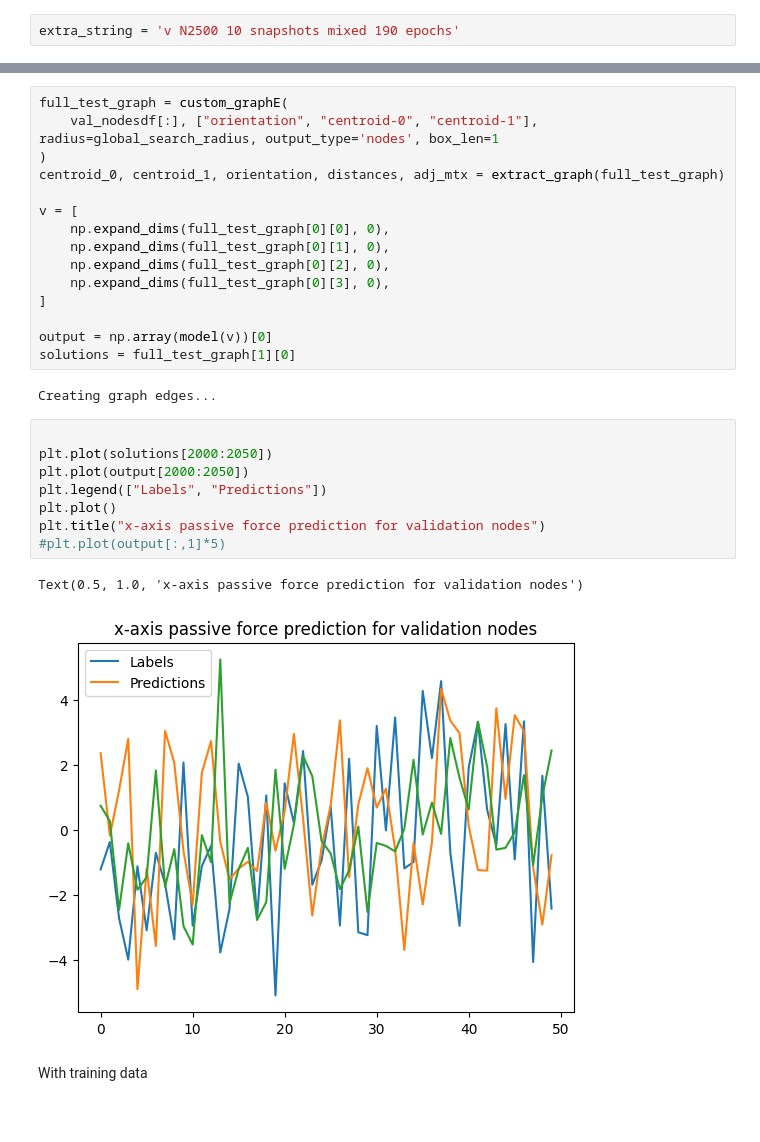
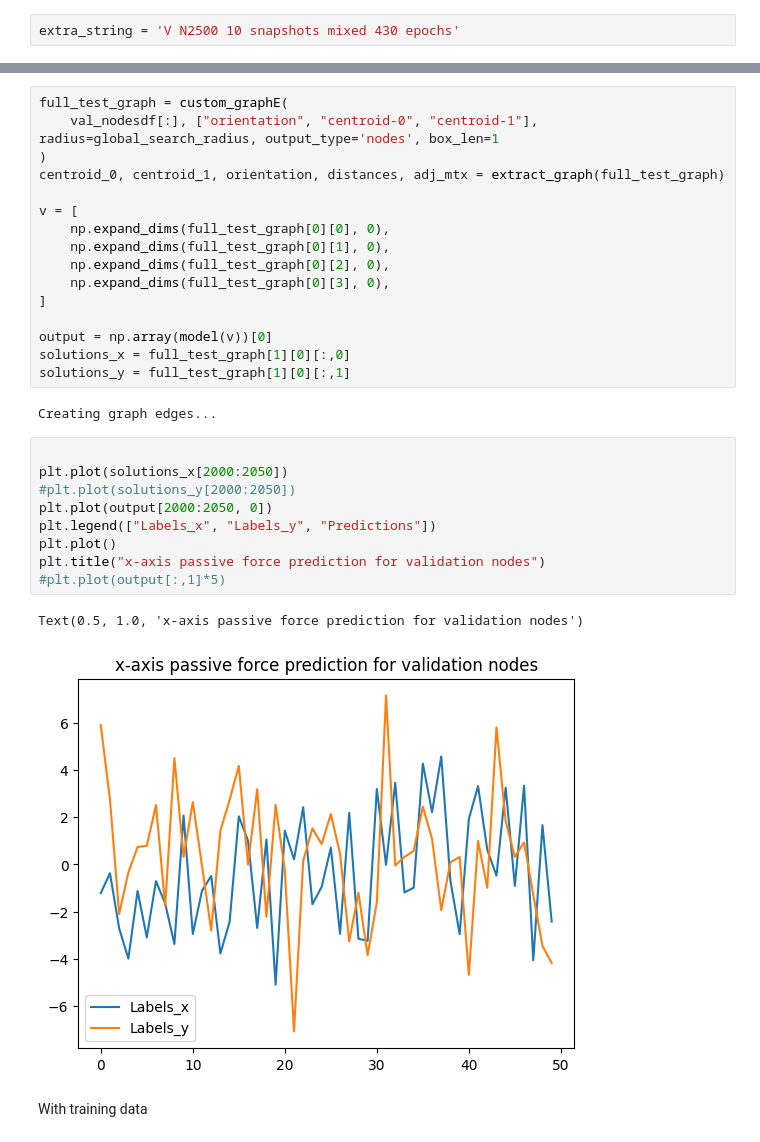
Before and after one commit to Phistian/exjobb, a Jupyter notebook: miguel/training/v_training.ipynb, the cells around one changed output, grey strips where cells are left out. Cells and saved outputs as stored; diff of their text form.

```diff
--- a/miguel/training/v_training.ipynb
+++ b/miguel/training/v_training.ipynb
@@ -460,7 +464,7 @@ for i in range(len(histories)):
 # %% [markdown]
 Model
 # %%
-extra_string = 'v N2500 10 snapshots mixed 190 epochs'
+extra_string = 'V N2500 10 snapshots mixed 430 epochs'
 # %%
 
 model.save(models_address + extra_string)
@@ -735,20 +739,22 @@ v = [
 ]
 
 output = np.array(model(v))[0]
-solutions = full_test_graph[1][0]
+solutions_x = full_test_graph[1][0][:,0]
+solutions_y = full_test_graph[1][0][:,1]
 # %% [output]
 Creating graph edges...
 # %%
 
-plt.plot(solutions[2000:2050])
-plt.plot(output[2000:2050])
-plt.legend(["Labels", "Predictions"])
+plt.plot(solutions_x[2000:2050])
+#plt.plot(solutions_y[2000:2050])
+plt.plot(output[2000:2050, 0])
+plt.legend(["Labels_x", "Labels_y", "Predictions"])
 plt.plot()
 plt.title("x-axis passive force prediction for validation nodes")
 #plt.plot(output[:,1]*5)
 # %% [output]
 Text(0.5, 1.0, 'x-axis passive force prediction for validation nodes')
-[figure, old version]
+[figure, new version]
 # %% [markdown]
 With training data
 # %%
```
Also changed, not shown: parts of 11 cells of this notebook.
